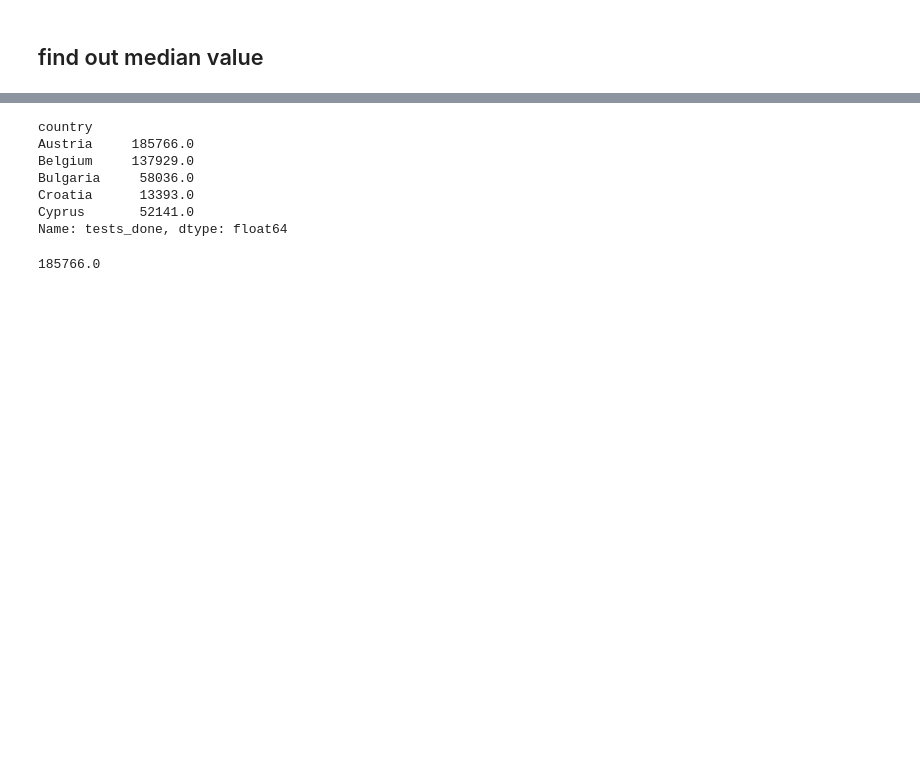
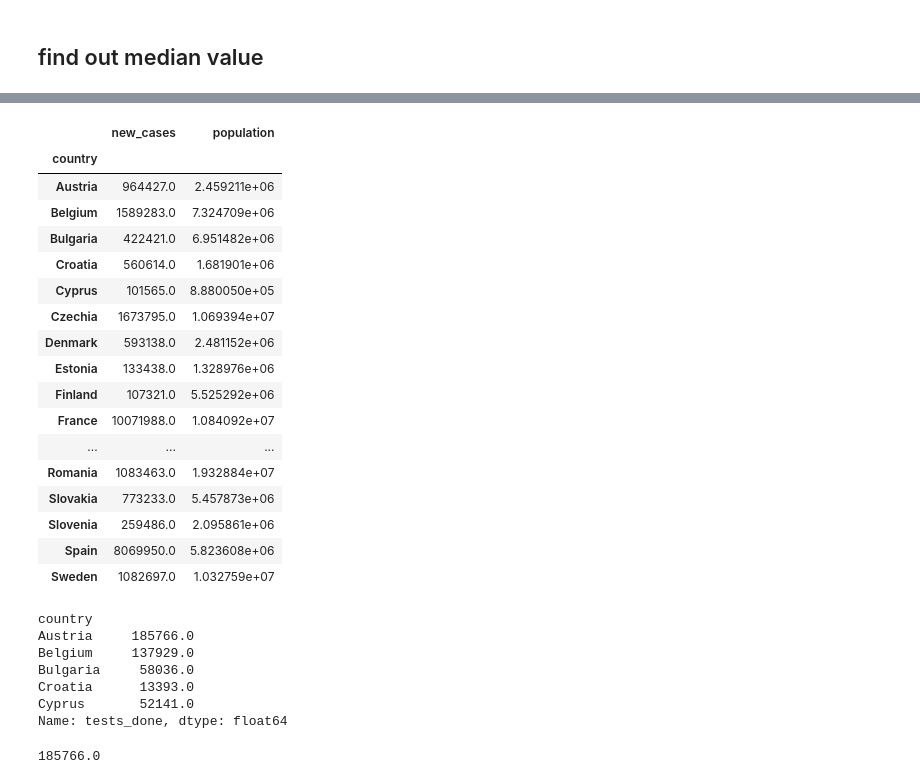
Before and after one commit to Ranjit-Singh-786/pandas-, a Jupyter notebook: 100_usefull_tricks_of_pandas.ipynb, the cells around one changed output, grey strips where cells are left out. Saved outputs shown, nothing was run; the diff lists cells and outputs as text; code cells hidden in the pictures; blank space fills up the shorter version.

```diff
--- a/100_usefull_tricks_of_pandas.ipynb
+++ b/100_usefull_tricks_of_pandas.ipynb
@@ -1102,3 +1274,24 @@ Name: year_week, Length: 1191, dtype: object
+# %%
+grouped.agg({'new_cases':'sum','population':'mean'})
+# %% [output]
+|  | new_cases | population |
+| country |  |  |
+| Austria | 964427.0 | 2.459211e+06 |
+| Belgium | 1589283.0 | 7.324709e+06 |
+| Bulgaria | 422421.0 | 6.951482e+06 |
+| Croatia | 560614.0 | 1.681901e+06 |
+| Cyprus | 101565.0 | 8.880050e+05 |
+| Czechia | 1673795.0 | 1.069394e+07 |
+| Denmark | 593138.0 | 2.481152e+06 |
+| Estonia | 133438.0 | 1.328976e+06 |
+| Finland | 107321.0 | 5.525292e+06 |
+| France | 10071988.0 | 1.084092e+07 |
+| ... | ... | ... |
+| Romania | 1083463.0 | 1.932884e+07 |
+| Slovakia | 773233.0 | 5.457873e+06 |
+| Slovenia | 259486.0 | 2.095861e+06 |
+| Spain | 8069950.0 | 5.823608e+06 |
+| Sweden | 1082697.0 | 1.032759e+07 |
 # %%
 grouped['tests_done'].median().head()
 # %% [output]
```
Also changed, not shown: parts of 30 cells of this notebook, 1 other file.
